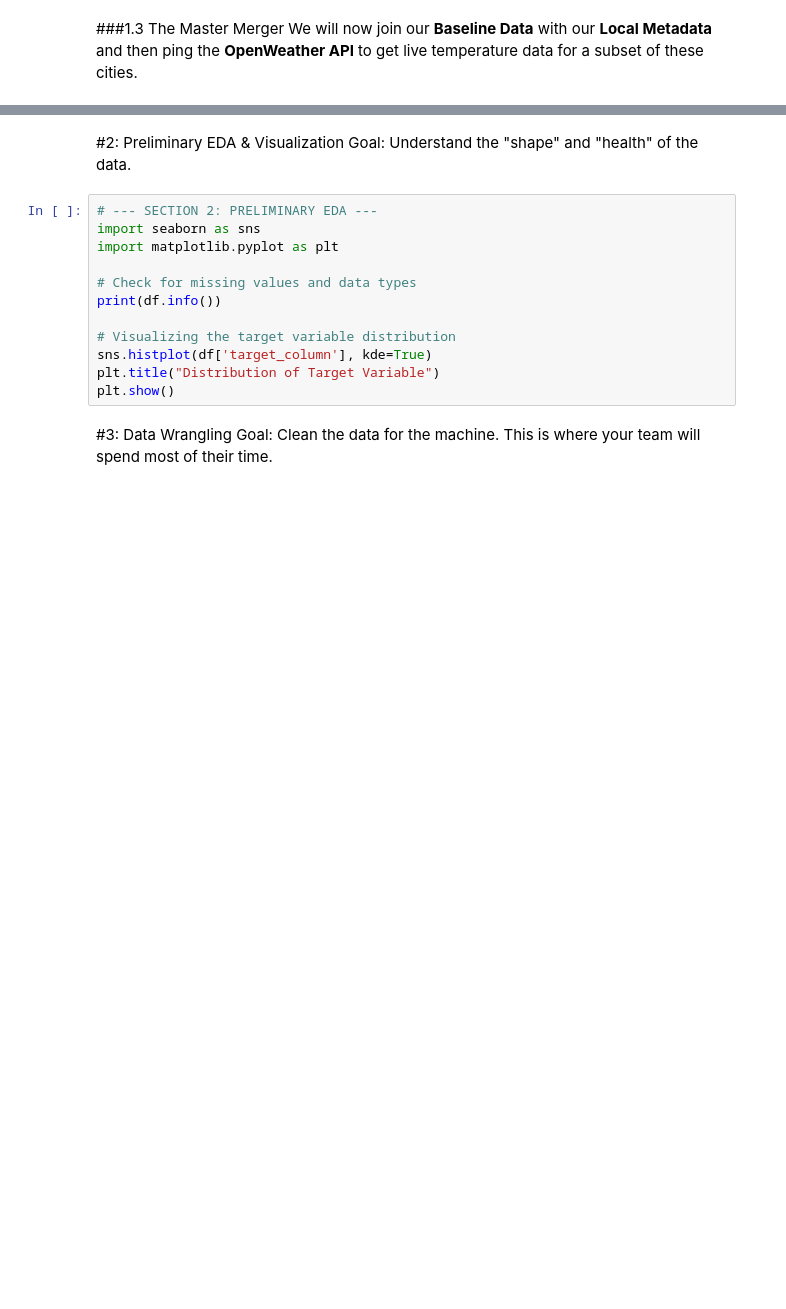
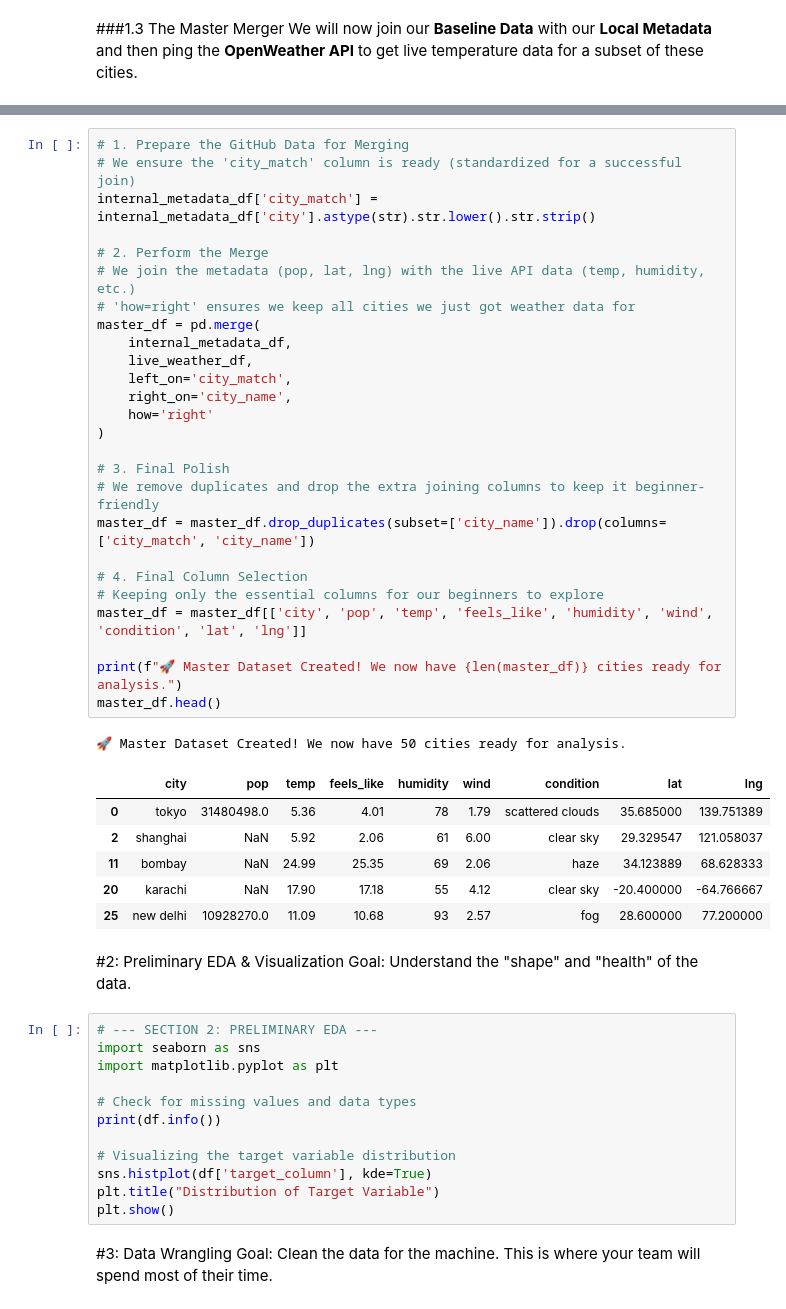
Before and after one commit to LiamDuero03/DS-Society-Project, a Jupyter notebook: Full-Project.ipynb, the cells around one changed output, grey strips where cells are left out. Drawn from its saved outputs; the diff is of its cells as text; blank space fills up the shorter version.

```diff
--- a/Full-Project.ipynb
+++ b/Full-Project.ipynb
@@ -143,3 +151,37 @@ Fetching live weather...
+# %%
+# 1. Prepare the GitHub Data for Merging
+# We ensure the 'city_match' column is ready (standardized for a successful join)
+internal_metadata_df['city_match'] = internal_metadata_df['city'].astype(str).str.lower().str.strip()
+
+# 2. Perform the Merge
+# We join the metadata (pop, lat, lng) with the live API data (temp, humidity, etc.)
+# 'how=right' ensures we keep all cities we just got weather data for
+master_df = pd.merge(
+    internal_metadata_df,
+    live_weather_df,
+    left_on='city_match',
+    right_on='city_name',
+    how='right'
+)
+
+# 3. Final Polish
+# We remove duplicates and drop the extra joining columns to keep it beginner-friendly
+master_df = master_df.drop_duplicates(subset=['city_name']).drop(columns=['city_match', 'city_name'])
+
+# 4. Final Column Selection
+# Keeping only the essential columns for our beginners to explore
+master_df = master_df[['city', 'pop', 'temp', 'feels_like', 'humidity', 'wind', 'condition', 'lat', 'lng']]
+
+print(f"🚀 Master Dataset Created! We now have {len(master_df)} cities ready for analysis.")
+master_df.head()
+# %% [output]
+🚀 Master Dataset Created! We now have 50 cities ready for analysis.
+|  | city | pop | temp | feels_like | humidity | wind | condition | lat | lng |
+| 0 | tokyo | 31480498.0 | 5.36 | 4.01 | 78 | 1.79 | scattered clouds | 35.685000 | 139.751389 |
+| 2 | shanghai | NaN | 5.92 | 2.06 | 61 | 6.00 | clear sky | 29.329547 | 121.058037 |
+| 11 | bombay | NaN | 24.99 | 25.35 | 69 | 2.06 | haze | 34.123889 | 68.628333 |
+| 20 | karachi | NaN | 17.90 | 17.18 | 55 | 4.12 | clear sky | -20.400000 | -64.766667 |
+| 25 | new delhi | 10928270.0 | 11.09 | 10.68 | 93 | 2.57 | fog | 28.600000 | 77.200000 |
 # %% [markdown]
 #2: Preliminary EDA & Visualization
 Goal: Understand the "shape" and "health" of the data.
```
Also changed, not shown: parts of 7 cells of this notebook.
